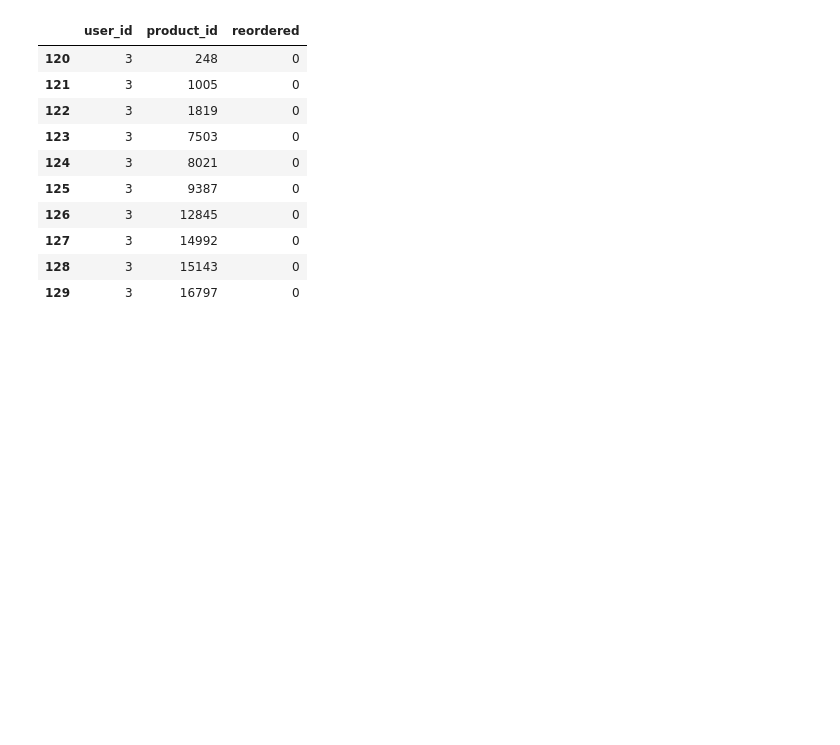
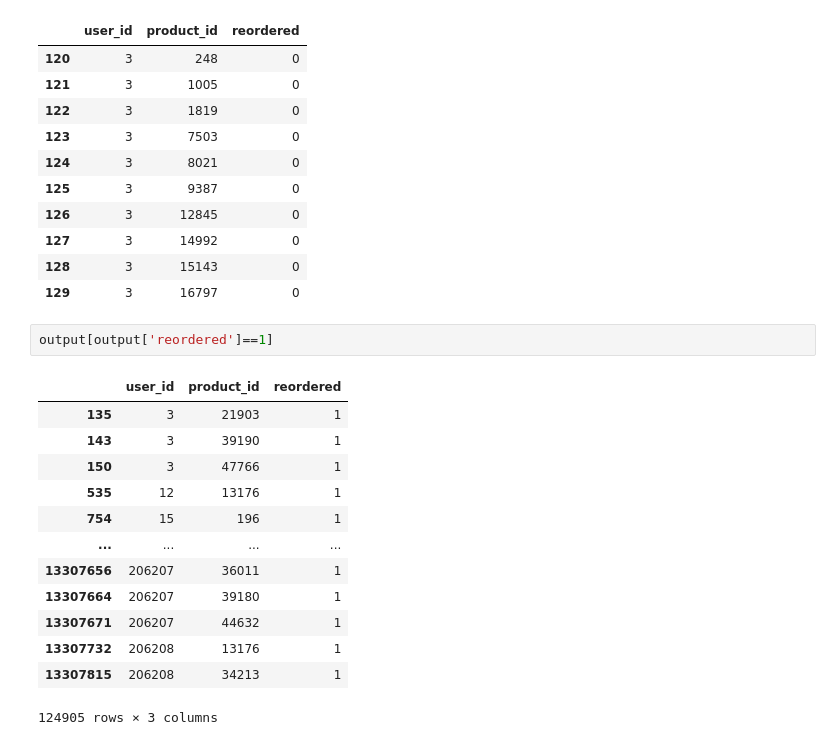
Before and after one commit to SebastienW71/customerAnalysis, a Jupyter notebook: Customer_data_prediction.ipynb, the cells around one changed output. Cells and saved outputs as stored; diff of their text form; blank space fills up the shorter version.

```diff
--- a/Customer_data_prediction.ipynb
+++ b/Customer_data_prediction.ipynb
@@ -358,3 +379,19 @@ output.head(10)
 | 127 | 3 | 14992 | 0 |
 | 128 | 3 | 15143 | 0 |
 | 129 | 3 | 16797 | 0 |
+# %%
+output[output['reordered']==1]
+# %% [output]
+|  | user_id | product_id | reordered |
+| 135 | 3 | 21903 | 1 |
+| 143 | 3 | 39190 | 1 |
+| 150 | 3 | 47766 | 1 |
+| 535 | 12 | 13176 | 1 |
+| 754 | 15 | 196 | 1 |
+| ... | ... | ... | ... |
+| 13307656 | 206207 | 36011 | 1 |
+| 13307664 | 206207 | 39180 | 1 |
+| 13307671 | 206207 | 44632 | 1 |
+| 13307732 | 206208 | 13176 | 1 |
+| 13307815 | 206208 | 34213 | 1 |
+124905 rows × 3 columns
```
Also changed, not shown: parts of 3 cells of this notebook.
